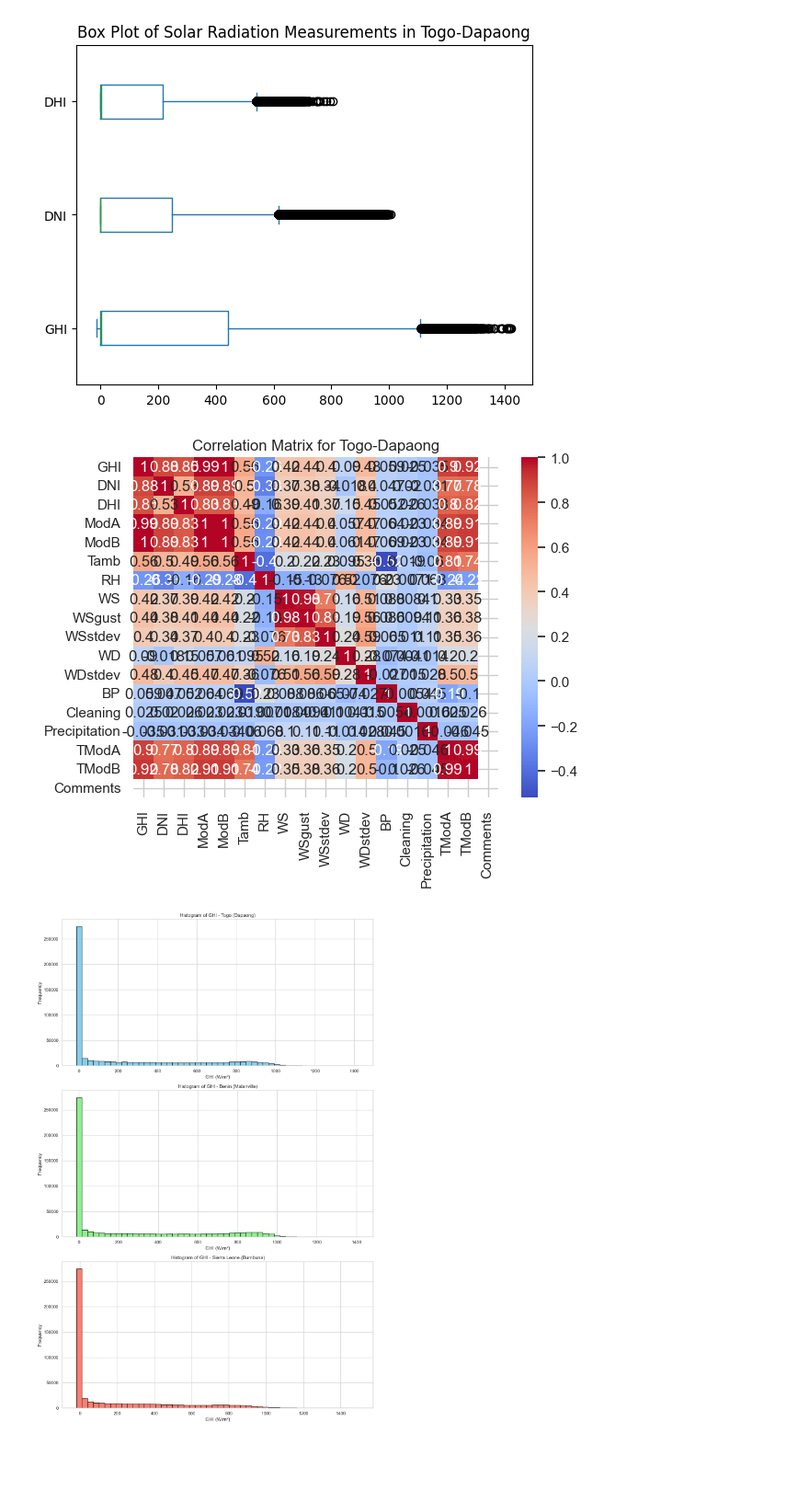
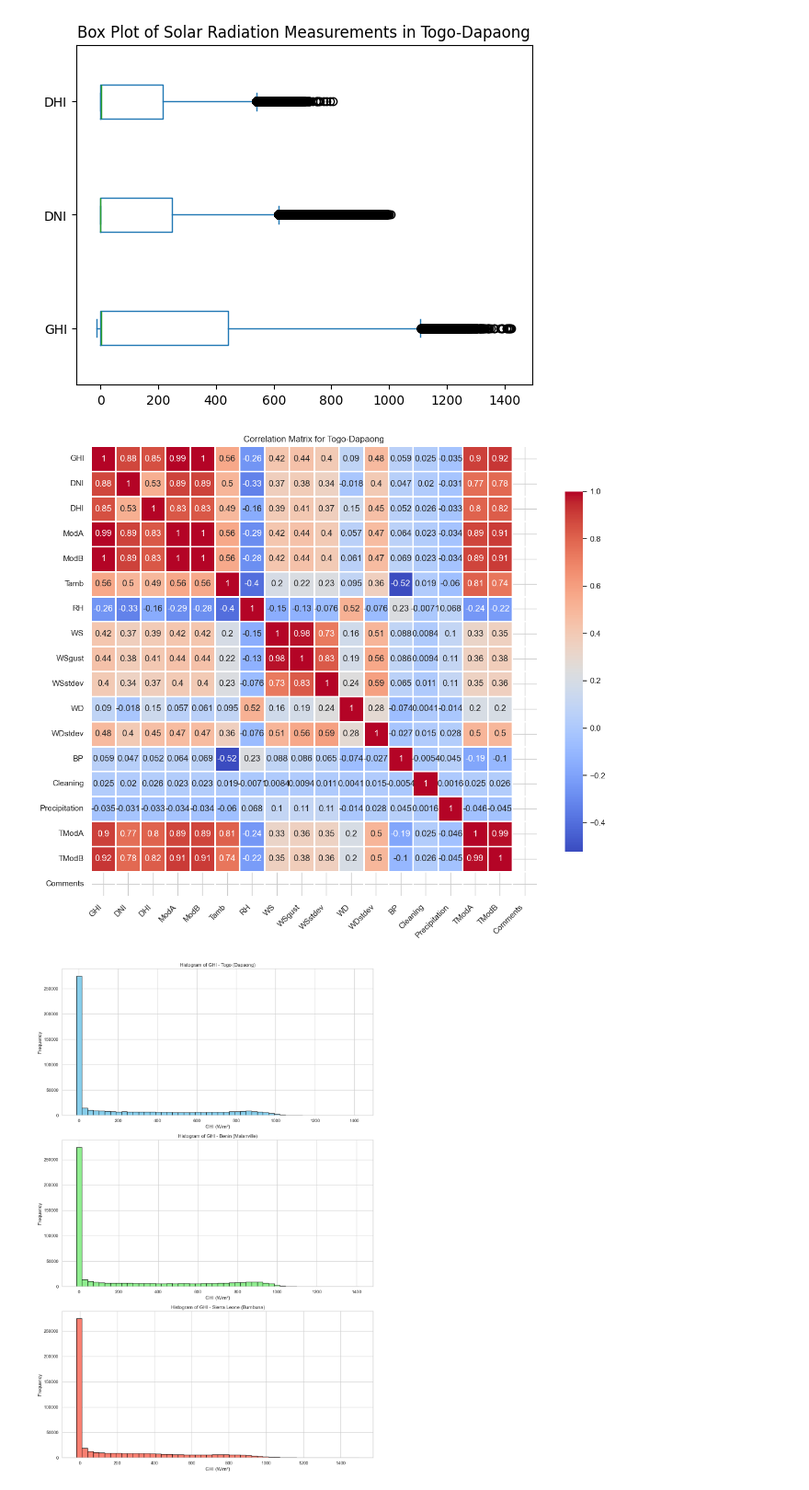
Before and after one commit to Naod-Mergiya/10_ACADEMY, a Jupyter notebook: EDA.ipynb, the cells around one changed output. Shown at 92% size. Drawn from its saved outputs; the diff is of its cells as text; code cells hidden in the pictures; blank space fills up the shorter version.

```diff
--- a/EDA.ipynb
+++ b/EDA.ipynb
@@ -130,18 +130,30 @@ plt.show()
 [figure]
 # %%
 import seaborn as sns
+import matplotlib.pyplot as plt
+
+# Set a larger figure size
+plt.figure(figsize=(12, 10))
 
 # Correlation matrix heatmap
 # Drop non-numeric columns
 numeric_data_togo = data_togo.select_dtypes(include='number')
 
 # Correlation matrix heatmap
 correlation_matrix = numeric_data_togo.corr()
-sns.heatmap(correlation_matrix, annot=True, cmap='coolwarm')
+
+
+sns.heatmap(correlation_matrix, annot=True, cmap='coolwarm', linewidths=1, cbar_kws={"shrink": 0.8})
+
+# Add more space between x and y tick labels
+plt.xticks(rotation=45, ha='right')
+plt.yticks(rotation=0)
+
 plt.title('Correlation Matrix for Togo-Dapaong')
+plt.tight_layout()
 plt.show()
 # %% [output]
-[figure, old version]
+[figure, new version]
 # %%
 import seaborn as sns
 
```
Also changed, not shown: parts of 4 cells of this notebook.
